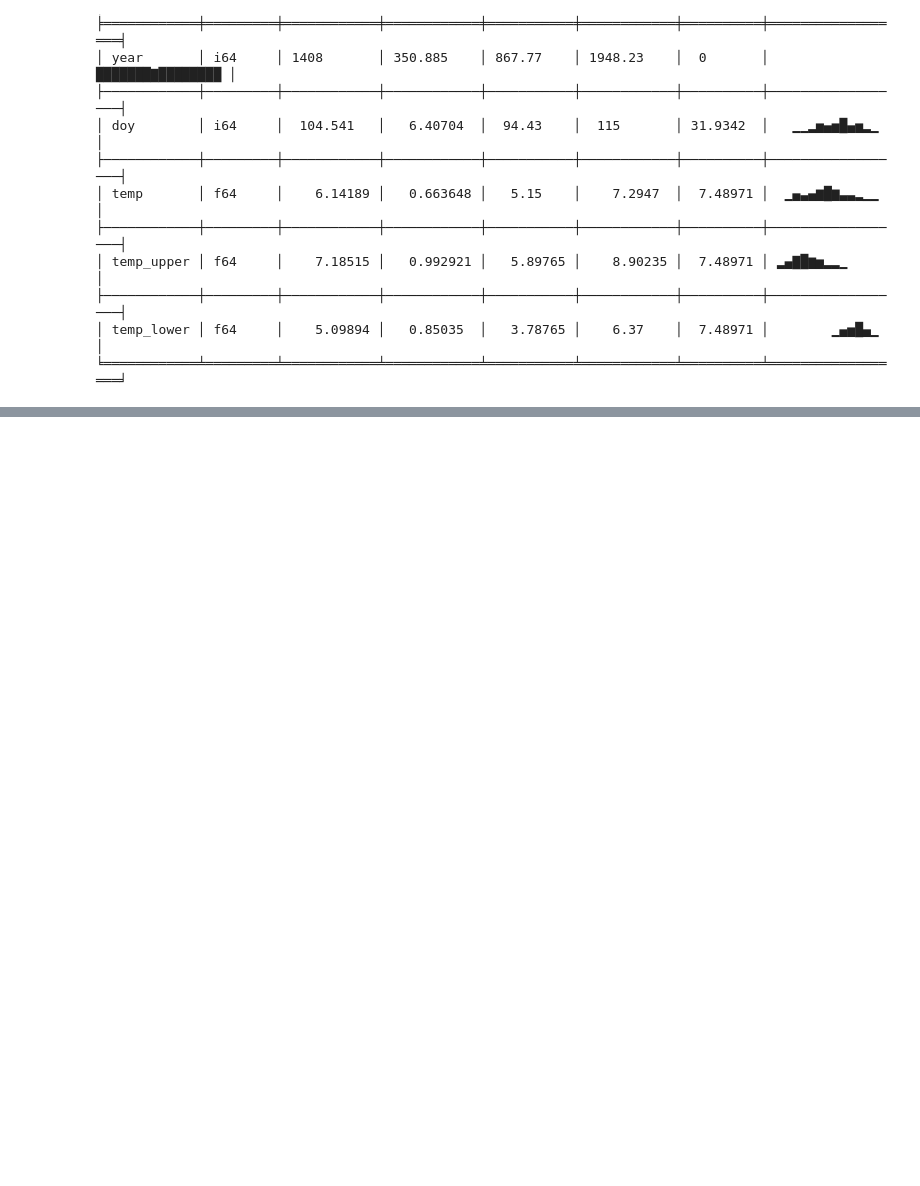
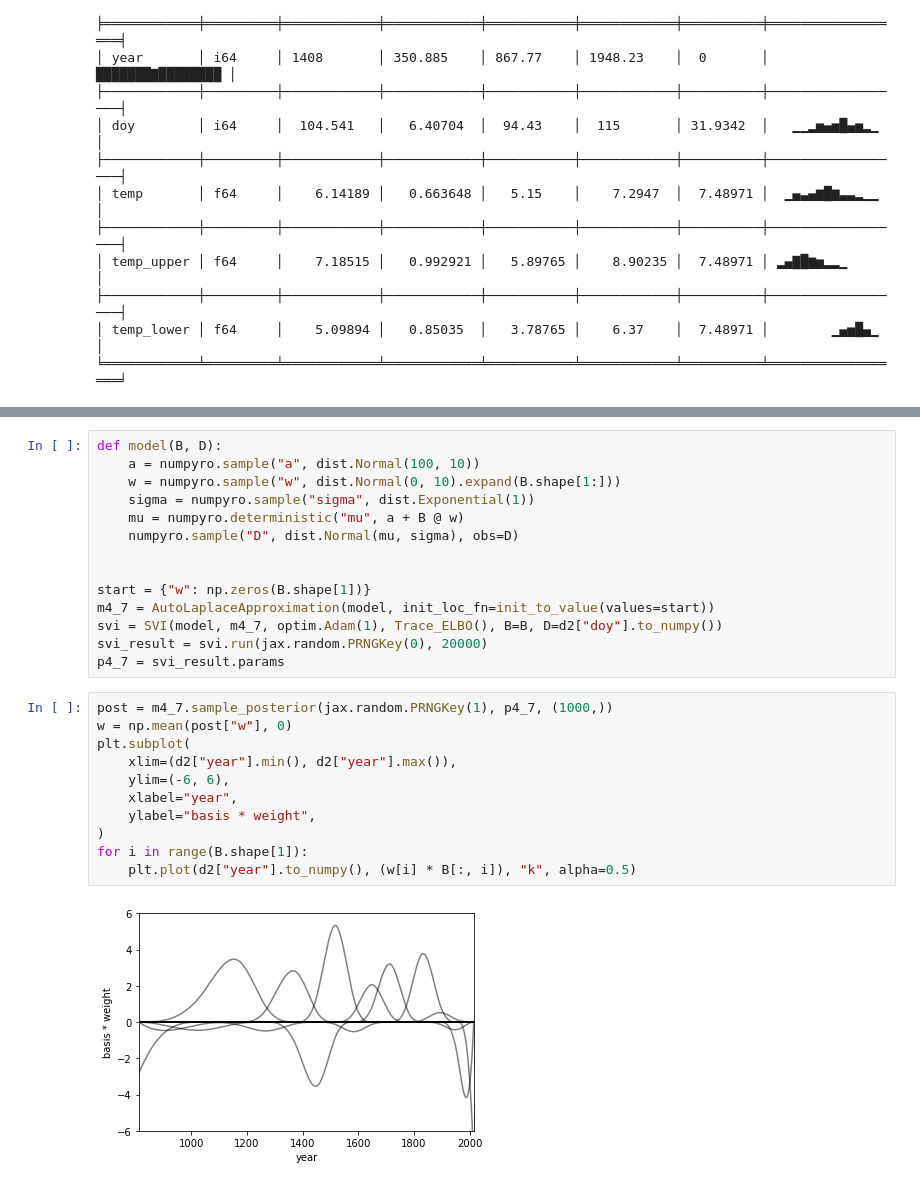
Before and after one commit to Mononofu/statistical_rethinking, a Jupyter notebook: Chapter 4 - Geocentric Models.ipynb, the cells around one changed output, grey strips where cells are left out. Cells and saved outputs as stored; diff of their text form; blank space fills up the shorter version.

```diff
--- a/Chapter 4 - Geocentric Models.ipynb
+++ b/Chapter 4 - Geocentric Models.ipynb
@@ -317,0 +338,27 @@ pl.DataFrame of shape (1215, 5)
+# %%
+def model(B, D):
+    a = numpyro.sample("a", dist.Normal(100, 10))
+    w = numpyro.sample("w", dist.Normal(0, 10).expand(B.shape[1:]))
+    sigma = numpyro.sample("sigma", dist.Exponential(1))
+    mu = numpyro.deterministic("mu", a + B @ w)
+    numpyro.sample("D", dist.Normal(mu, sigma), obs=D)
+
+
+start = {"w": np.zeros(B.shape[1])}
+m4_7 = AutoLaplaceApproximation(model, init_loc_fn=init_to_value(values=start))
+svi = SVI(model, m4_7, optim.Adam(1), Trace_ELBO(), B=B, D=d2["doy"].to_numpy())
+svi_result = svi.run(jax.random.PRNGKey(0), 20000)
+p4_7 = svi_result.params
+# %%
+post = m4_7.sample_posterior(jax.random.PRNGKey(1), p4_7, (1000,))
+w = np.mean(post["w"], 0)
+plt.subplot(
+    xlim=(d2["year"].min(), d2["year"].max()),
+    ylim=(-6, 6),
+    xlabel="year",
+    ylabel="basis * weight",
+)
+for i in range(B.shape[1]):
+    plt.plot(d2["year"].to_numpy(), (w[i] * B[:, i]), "k", alpha=0.5)
+# %% [output]
+[figure, added]
```
Also changed, not shown: parts of 14 cells of this notebook.
